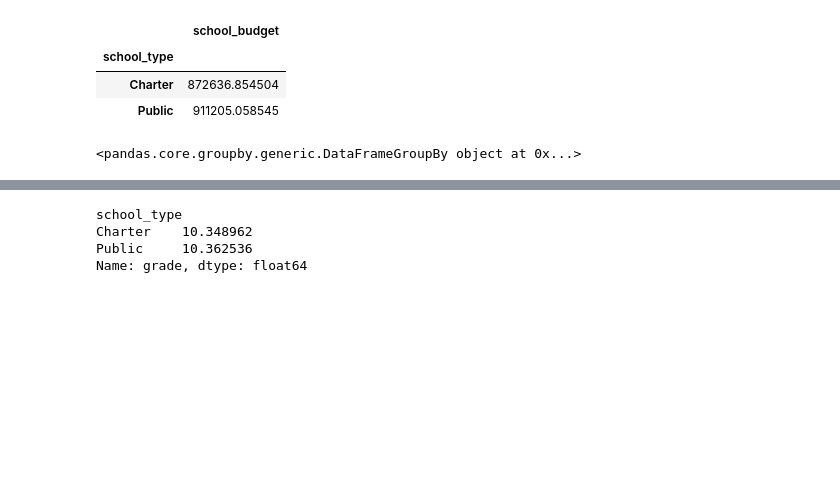
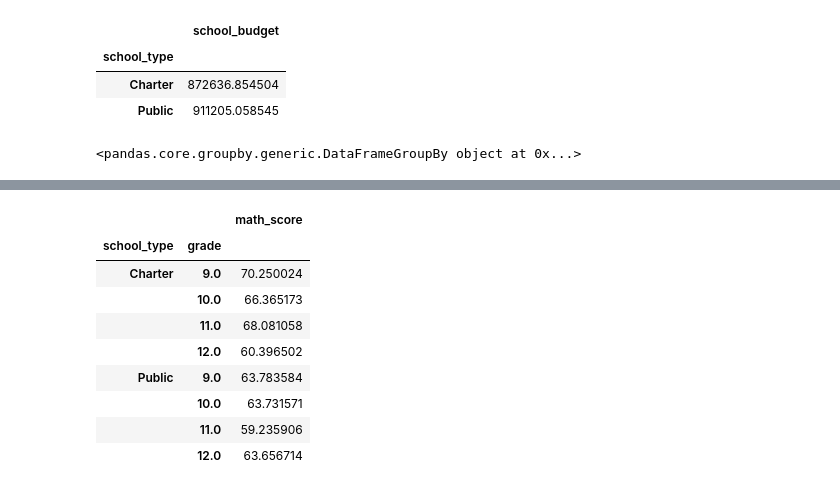
Before and after one commit to Cybercelt386/School_District_Analysis, a Jupyter notebook: challenge4.ipynb, the cells around one changed output, grey strips where cells are left out. Saved outputs shown, nothing was run; the diff lists cells and outputs as text; code cells hidden in the pictures; blank space fills up the shorter version.

```diff
--- a/challenge4.ipynb
+++ b/challenge4.ipynb
@@ -302,12 +301,18 @@ Name: student_id, dtype: int64
 #student_maths_df
 # %%
 student_maths_df = student_df.iloc[:, [2,5,6]]
-student_maths_df.groupby("school_type").grade.mean().sort_values()
+student_maths_df.groupby(["school_type","grade"]).mean()
 # %% [output]
-school_type
-Charter    10.348962
-Public     10.362536
-Name: grade, dtype: float64
+|  |  | math_score |
+| school_type | grade |  |
+| Charter | 9.0 | 70.250024 |
+|  | 10.0 | 66.365173 |
+|  | 11.0 | 68.081058 |
+|  | 12.0 | 60.396502 |
+| Public | 9.0 | 63.783584 |
+|  | 10.0 | 63.731571 |
+|  | 11.0 | 59.235906 |
+|  | 12.0 | 63.656714 |
 # %%
 # from this data we can conclusivly say that on average chater scools have higher math scores than public schools.
 #by gouping and comparing defferent values we are able to compare and relate data and present them in documentation, presentation, or for the use of graphs and charts.
```
Also changed, not shown: parts of 1 cell of this notebook.
